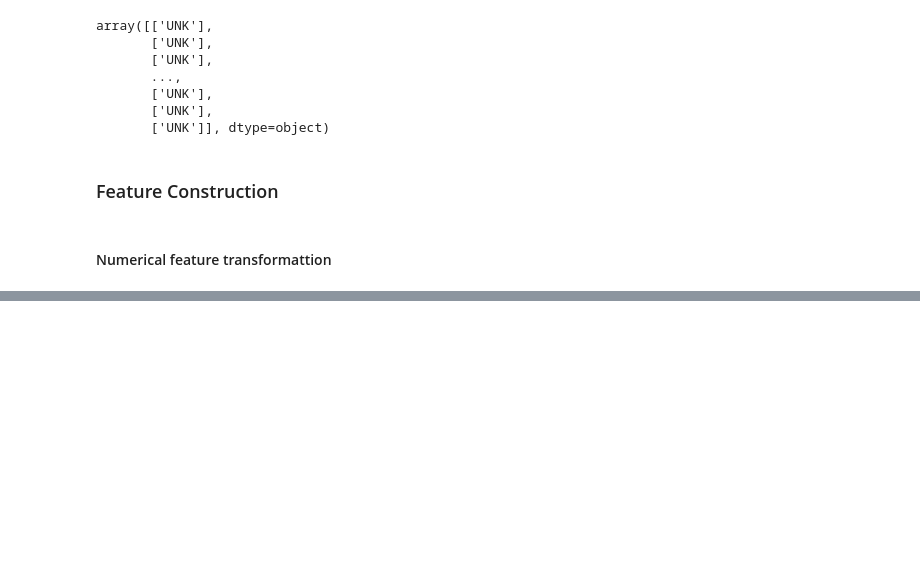
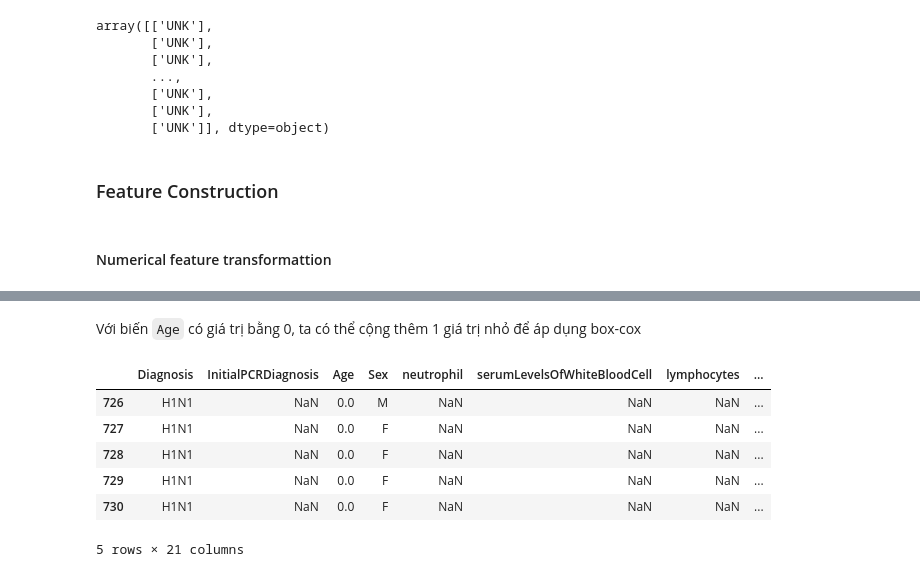
Before and after one commit to lhduc94/covid_19_prediction, a Jupyter notebook: notebooks/main.ipynb, the cells around one changed output, grey strips where cells are left out. Drawn from its saved outputs; the diff is of its cells as text; code cells hidden in the pictures; blank space fills up the shorter version.

```diff
--- a/notebooks/main.ipynb
+++ b/notebooks/main.ipynb
@@ -248,0 +273,12 @@ Chúng ta sử dụng log transformation khi phân phối dữ liệu quá lệc
+# %% [markdown]
+Với biến `Age` có giá trị bằng 0, ta có thể cộng thêm 1 giá trị nhỏ để áp dụng box-cox
+# %%
+covid_flu[covid_flu['Age']==0].head()
+# %% [output]
+|  | Diagnosis | InitialPCRDiagnosis | Age | Sex | neutrophil | serumLevelsOfWhiteBloodCell | lymphocytes | ... |
+| 726 | H1N1 | NaN | 0.0 | M | NaN | NaN | NaN | ... |
+| 727 | H1N1 | NaN | 0.0 | F | NaN | NaN | NaN | ... |
+| 728 | H1N1 | NaN | 0.0 | F | NaN | NaN | NaN | ... |
+| 729 | H1N1 | NaN | 0.0 | F | NaN | NaN | NaN | ... |
+| 730 | H1N1 | NaN | 0.0 | F | NaN | NaN | NaN | ... |
+5 rows × 21 columns
```
Also changed, not shown: parts of 11 cells of this notebook.
